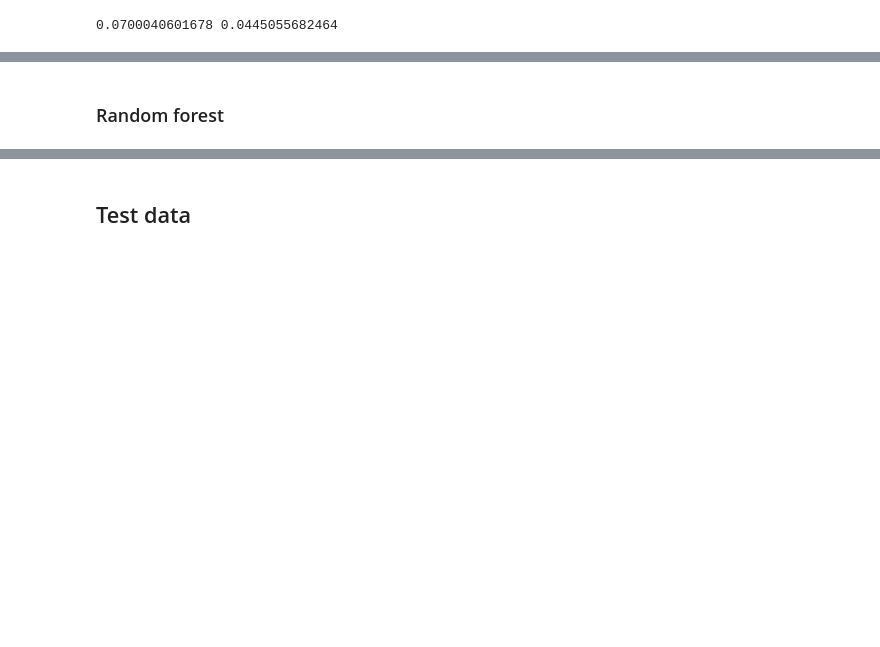
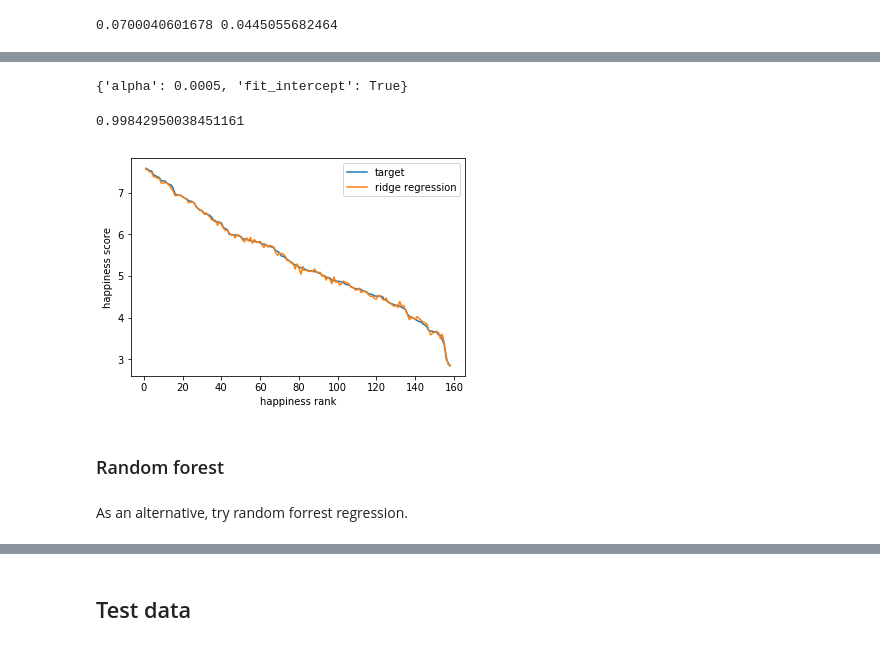
Before and after one commit to gjbex/training-material, a Jupyter notebook: Python/ScikitLearn/world_happiness.ipynb, the cells around one changed output, grey strips where cells are left out. Cells and saved outputs as stored; diff of their text form; code cells hidden in the pictures; blank space fills up the shorter version.

```diff
--- a/Python/ScikitLearn/world_happiness.ipynb
+++ b/Python/ScikitLearn/world_happiness.ipynb
@@ -211,5 +243,25 @@ plt.plot(data_2015['Happiness Rank'], Y_rr);
+# %%
+grid_search.best_params_
+# %% [output]
+{'alpha': 0.0005, 'fit_intercept': True}
+# %%
+rr.score(X, Y)
+# %% [output]
+0.99842950038451161
+# %%
+Y_rr = rr.predict(X)
+# %%
+plt.plot(data_2015['Happiness Rank'], Y, label='target')
+plt.plot(data_2015['Happiness Rank'], Y_rr, label='ridge regression')
+plt.xlabel('happiness rank')
+plt.ylabel('happiness score')
+plt.legend();
+# %% [output]
+[figure, added]
 # %% [markdown]
 ### Random forest
+# %% [markdown]
+As an alternative, try random forrest regression.
 # %%
 rf = RandomForestRegressor()
 # %%
```
Also changed, not shown: parts of 45 cells of this notebook.
